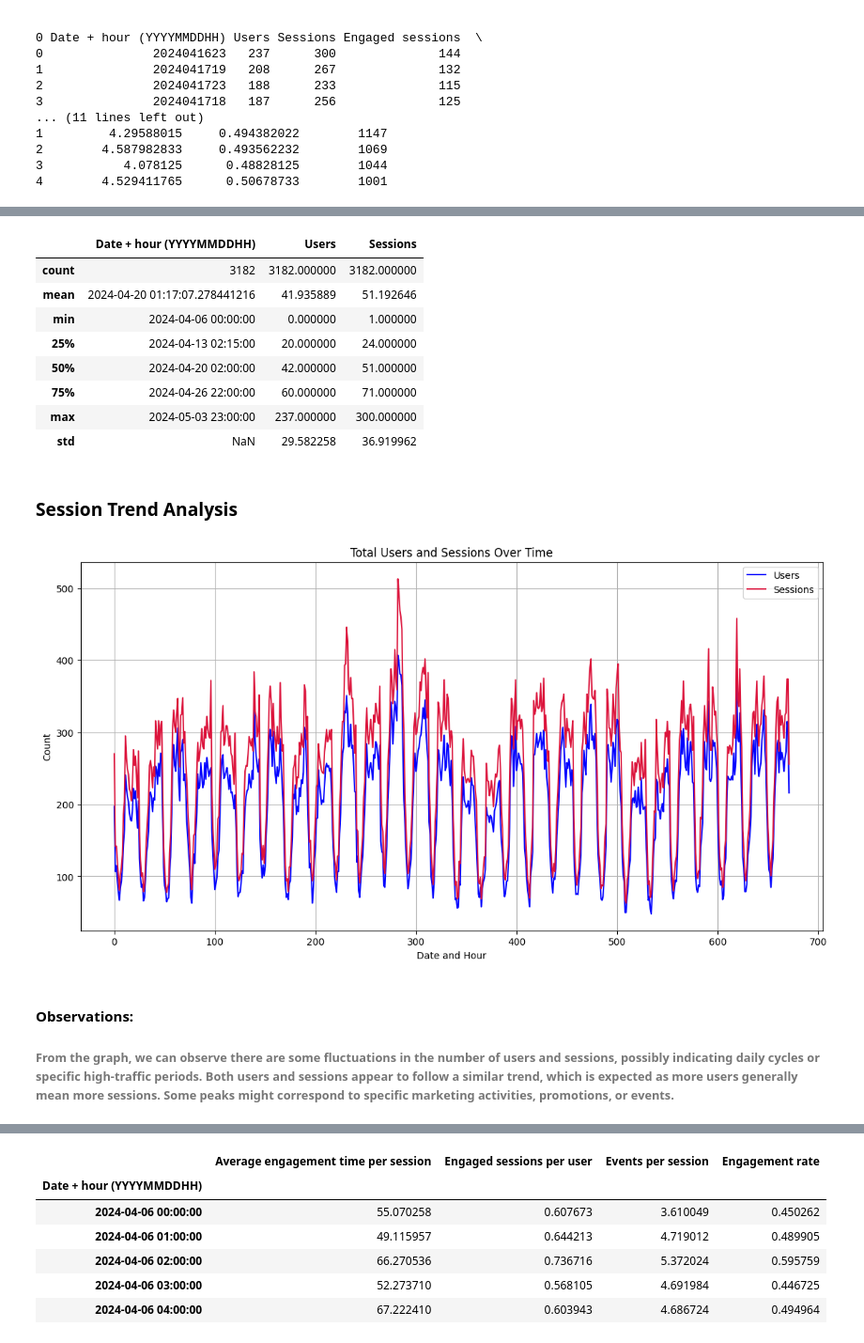
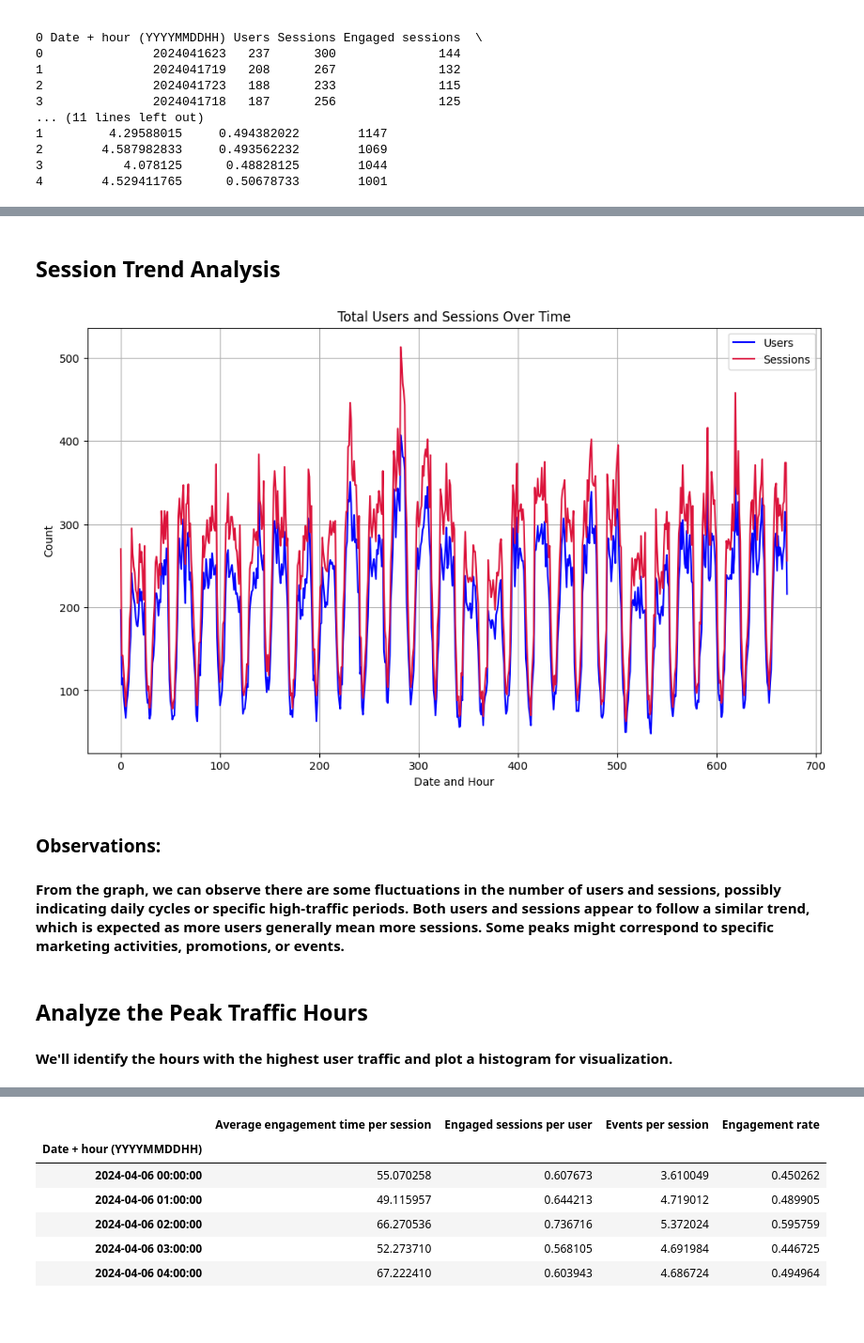
Before and after one commit to bhaskarharshit/Website-Performance-Analysis, a Jupyter notebook: Web_Performance_Analysis.ipynb, the cells around one changed output, grey strips where cells are left out. Shown at 94% size. Cells and saved outputs as stored; diff of their text form; code cells hidden in the pictures; blank space fills up the shorter version.

```diff
--- a/Web_Performance_Analysis.ipynb
+++ b/Web_Performance_Analysis.ipynb
@@ -55,0 +52,7 @@ data.shape
+# %%
+# Renaming coloumns
+data.rename(columns={
+    'Session primary channel group (Default channel group)': 'Channel_Group'
+}, inplace=True)
+
+data.shape
@@ -94,32 +97,22 @@ print(grouped_data.head())
-# %%
-# describe() method returns description of the data in the DataFrame (i.e. count, mean, std, etc)
-data.describe()
-# %% [output]
-|  | Date + hour (YYYYMMDDHH) | Users | Sessions |
-| count | 3182 | 3182.000000 | 3182.000000 |
-| mean | 2024-04-20 01:17:07.278441216 | 41.935889 | 51.192646 |
-| min | 2024-04-06 00:00:00 | 0.000000 | 1.000000 |
-| 25% | 2024-04-13 02:15:00 | 20.000000 | 24.000000 |
-| 50% | 2024-04-20 02:00:00 | 42.000000 | 51.000000 |
-| 75% | 2024-04-26 22:00:00 | 60.000000 | 71.000000 |
-| max | 2024-05-03 23:00:00 | 237.000000 | 300.000000 |
-| std | NaN | 29.582258 | 36.919962 |
 # %% [markdown]
-### Session Trend Analysis
+## Session Trend Analysis
 # %%
 # plotting the aggregated users and sessions over time
-plt.figure(figsize=(14, 7))
+plt.figure(figsize=(12, 7))
 plt.plot(grouped_data.index, grouped_data['Users'], label='Users', color='blue')
 plt.plot(grouped_data.index, grouped_data['Sessions'], label='Sessions', color='crimson')
 plt.title('Total Users and Sessions Over Time')
 plt.xlabel('Date and Hour')
 plt.ylabel('Count')
 plt.legend()
 plt.grid(True)
 plt.show()
 # %% [output]
-[figure, old version]
+[figure, new version]
 # %% [markdown]
-#### Observations:
+### Observations:
 
-###### From the graph, we can observe there are some fluctuations in the number of users and sessions, possibly indicating daily cycles or specific high-traffic periods. Both users and sessions appear to follow a similar trend, which is expected as more users generally mean more sessions. Some peaks might correspond to specific marketing activities, promotions, or events.
+#### From the graph, we can observe there are some fluctuations in the number of users and sessions, possibly indicating daily cycles or specific high-traffic periods. Both users and sessions appear to follow a similar trend, which is expected as more users generally mean more sessions. Some peaks might correspond to specific marketing activities, promotions, or events.
+# %% [markdown]
+ ## Analyze the Peak Traffic Hours
+#### We'll identify the hours with the highest user traffic and plot a histogram for visualization.
```
Also changed, not shown: parts of 22 cells of this notebook.
